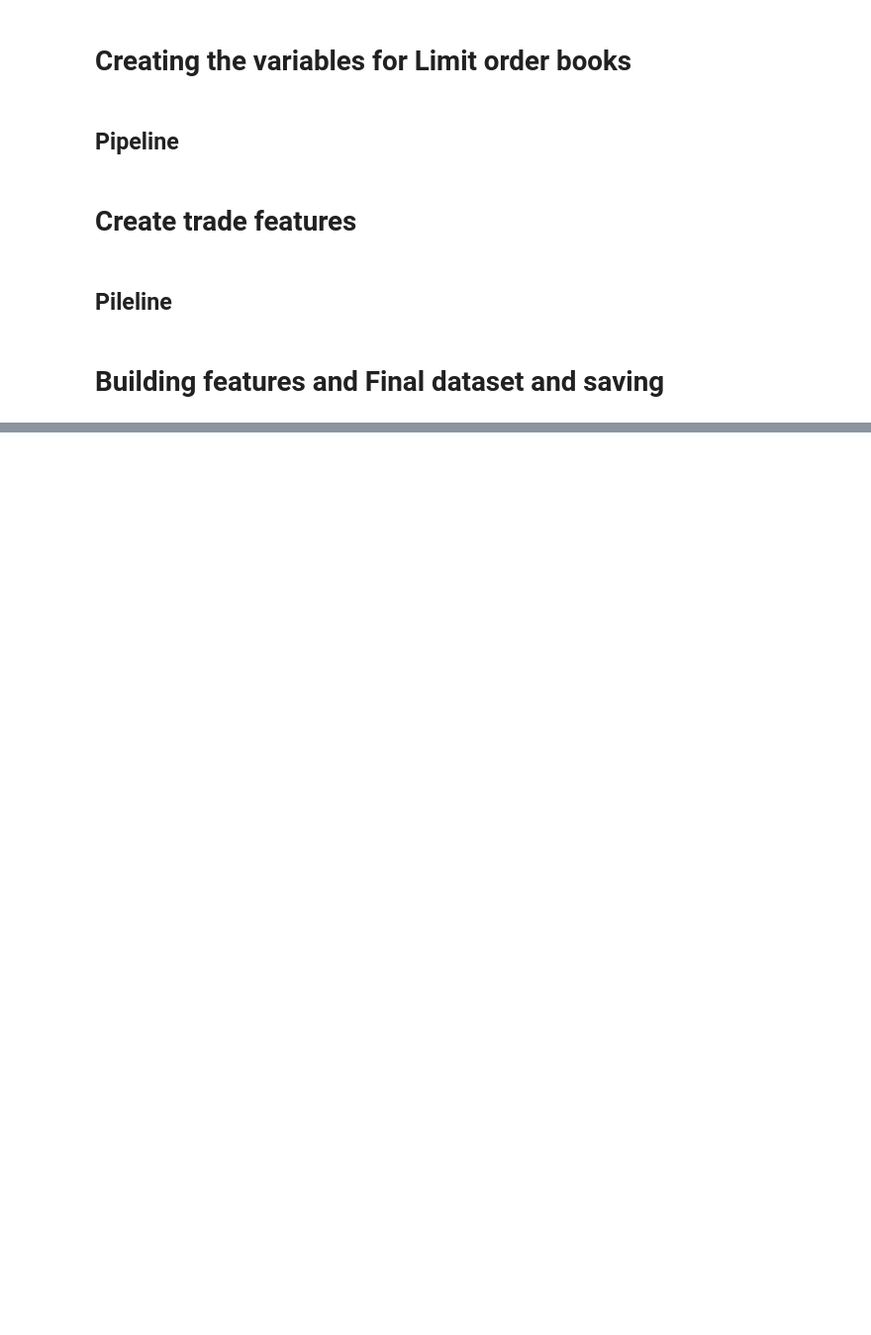
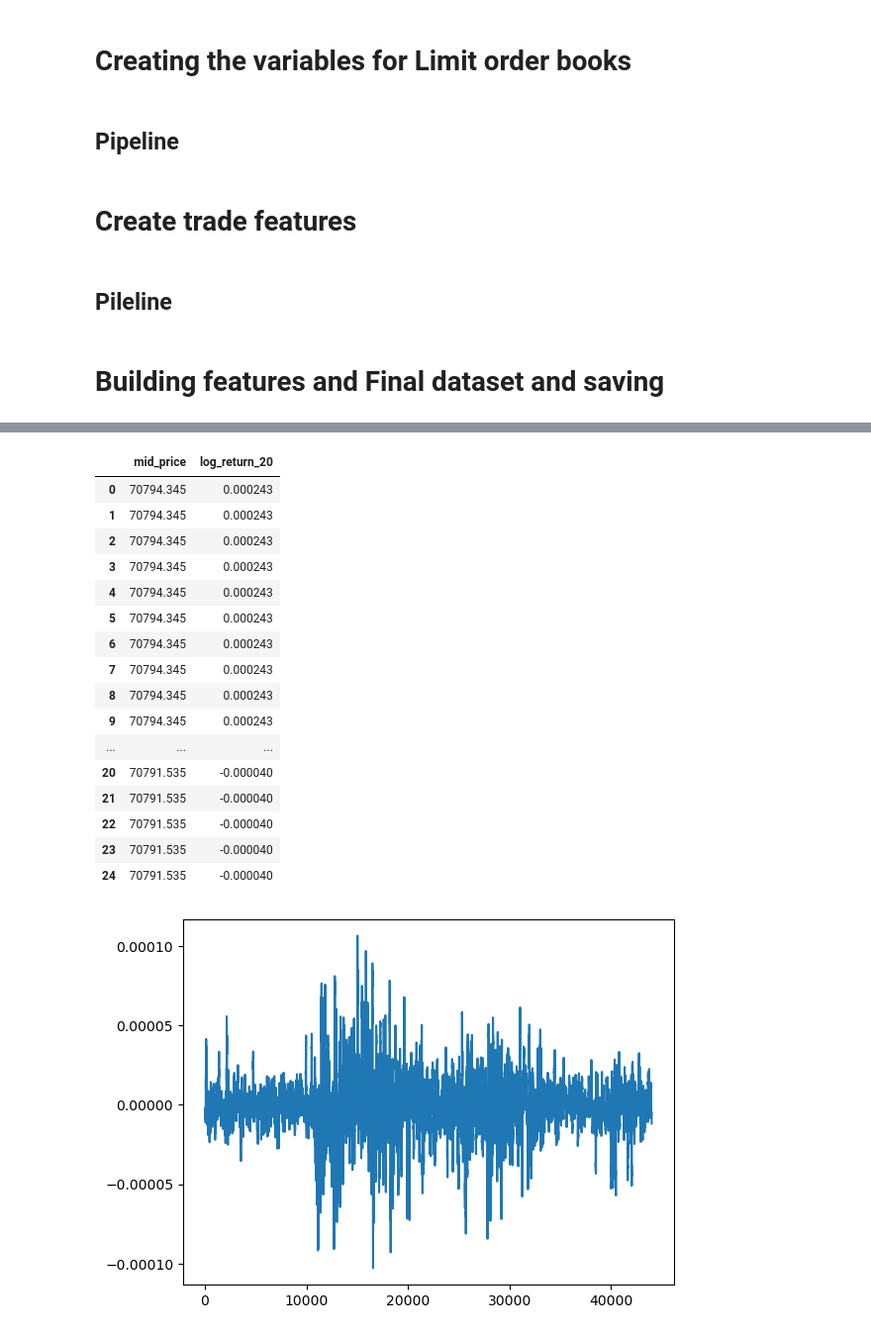
Before and after one commit to jay-odedra/microstructure-alpha-engine, a Jupyter notebook: notebooks/03_feature_engineering.ipynb, the cells around one changed output, grey strips where cells are left out. Shown at 99% size. Saved outputs shown, nothing was run; the diff lists cells and outputs as text; code cells hidden in the pictures; blank space fills up the shorter version.

```diff
--- a/notebooks/03_feature_engineering.ipynb
+++ b/notebooks/03_feature_engineering.ipynb
@@ -331,4 +384,4 @@ from tqdm import tqdm
 # %%
 logger = setup_logger(
-    "E:\\Quant_Projects\\microstructure-alpha-engine\\microstructure-alpha-engine\\logs\\feature_engineering_notebook.log"
+    "C:\\Users\\jayod\\Documents\\Quant_Project\\microstructure-alpha-engine\\logs\\feature_engineering_notebook.log"
 )
@@ -364,12 +448,60 @@ def run_batch_feature_engineering_pipeline(
     logger.info("Batch feature pipeline completed successfully")
     return
 # %%
-trade_path = "E:\\Quant_Projects\\microstructure-alpha-engine\\microstructure-alpha-engine\\data\\interim\\"
+trade_path = "C:\\Users\\jayod\\Documents\\Quant_Project\\microstructure-alpha-engine\\data\\interim\\"
 
-lob_path = "E:\\Quant_Projects\\microstructure-alpha-engine\\microstructure-alpha-engine\\data\\interim\\"
+lob_path = "C:\\Users\\jayod\\Documents\\Quant_Project\\microstructure-alpha-engine\\data\\interim\\"
 
-save_path = "E:\\Quant_Projects\\microstructure-alpha-engine\\microstructure-alpha-engine\\data\\processed\\"
+save_path = "C:\\Users\\jayod\\Documents\\Quant_Project\\microstructure-alpha-engine\\data\\processed\\"
 
 RUN_PIPELINE = False
 if RUN_PIPELINE:
     run_batch_feature_engineering_pipeline(lob_path, trade_path, save_path)
+# %%
+import glob
+import pandas as pd
+import numpy as np
+import matplotlib.pyplot as plt
+
+# load all batch outputs
+files = sorted(glob.glob(save_path + "final_dataset_*"))
+
+df = pd.concat([pd.read_parquet(f) for f in files], ignore_index=True)
+
+# FIX ordering
+df = (
+    df.sort_values("timestamp")
+      .drop_duplicates("timestamp", keep="last")
+      .reset_index(drop=True)
+)
+# %%
+df["log_return_1"] = np.log(df["mid_price"]).diff()
+# %%
+pd.set_option("display.max_columns", None)
+pd.set_option("display.max_rows", None)
+
+
+#final_dataset["log_return_20"].plot()
+#final_dataset["log_return_1"].plot()
+df["log_return_1"].rolling(50).mean().plot()
+
+df[["mid_price", "log_return_20"]].head(25)
+# %% [output]
+|  | mid_price | log_return_20 |
+| 0 | 70794.345 | 0.000243 |
+| 1 | 70794.345 | 0.000243 |
+| 2 | 70794.345 | 0.000243 |
+| 3 | 70794.345 | 0.000243 |
+| 4 | 70794.345 | 0.000243 |
+| 5 | 70794.345 | 0.000243 |
+| 6 | 70794.345 | 0.000243 |
+| 7 | 70794.345 | 0.000243 |
+| 8 | 70794.345 | 0.000243 |
+| 9 | 70794.345 | 0.000243 |
+| ... | ... | ... |
+| 20 | 70791.535 | -0.000040 |
+| 21 | 70791.535 | -0.000040 |
+| 22 | 70791.535 | -0.000040 |
+| 23 | 70791.535 | -0.000040 |
+| 24 | 70791.535 | -0.000040 |
+[figure, added]
```
Also changed, not shown: parts of 12 cells of this notebook, 30 other files.
